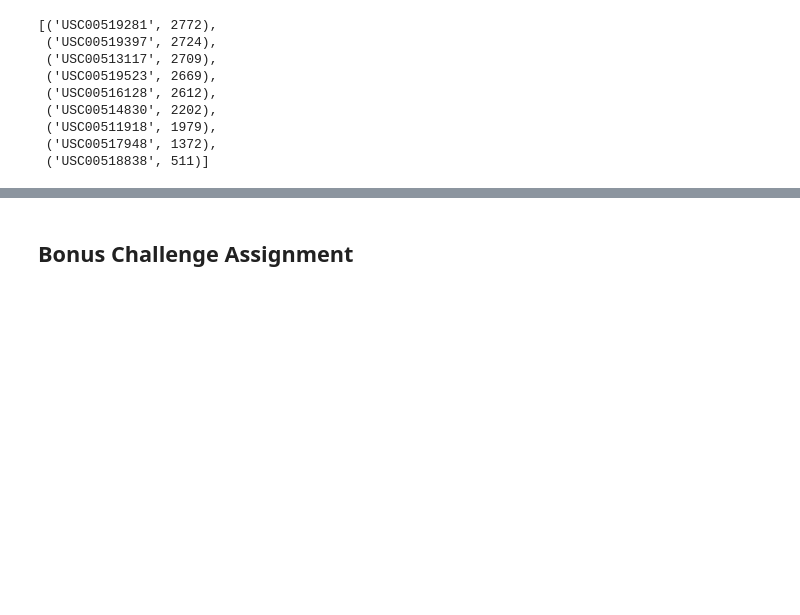
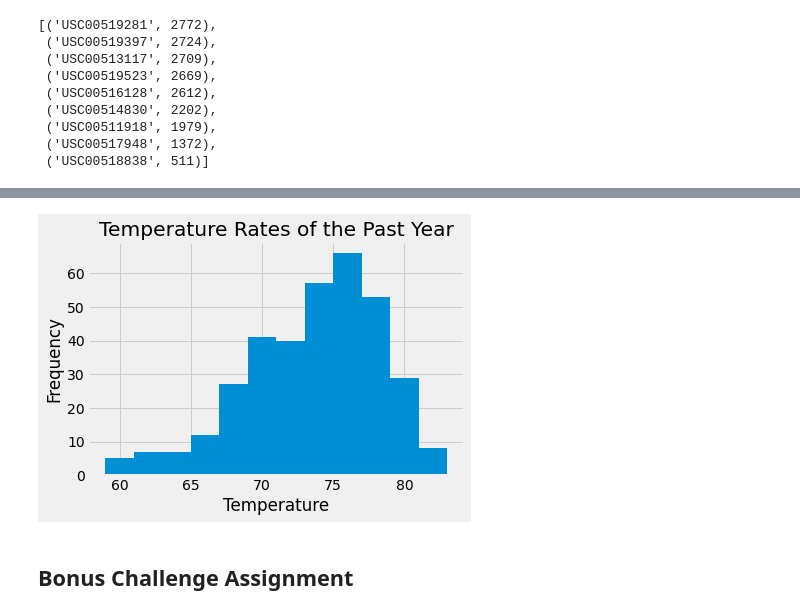
Before and after one commit to Shayoconnell7/sqlalchemy-challenge, a Jupyter notebook: climate_starter.ipynb, the cells around one changed output, grey strips where cells are left out. Drawn from its saved outputs; the diff is of its cells as text; code cells hidden in the pictures; blank space fills up the shorter version.

Commit message:
created histogram

```diff
--- a/climate_starter.ipynb
+++ b/climate_starter.ipynb
@@ -181,0 +201,5 @@ session.query(measurement.station, func.count(measurement.station))\
+# %%
+past_year_temps = session.query(measurement.date, measurement.tobs).\
+        filter(measurement.date >= year_ago).\
+        filter(measurement.station == 'USC00519281')
+past_year_temps.all()
@@ -181,0 +224,4 @@ session.query(measurement.station, func.count(measurement.station))\
+# %%
+past_temps_df = pd.DataFrame(past_year_temps, columns=['Date', 'Temperature'])
+past_temps_df.set_index('Date', inplace=True)
+past_temps_df.head()
@@ -182,3 +236,11 @@ session.query(measurement.station, func.count(measurement.station))\
+# %%
+past_temps_df.hist(bins=12)
+plt.xlabel('Temperature')
+plt.ylabel('Frequency')
+plt.title('Temperature Rates of the Past Year')
+plt.show()
+# %% [output]
+[figure, added]
 # %% [markdown]
 ## Bonus Challenge Assignment
 # %%
```
Also changed, not shown: parts of 4 cells of this notebook.
